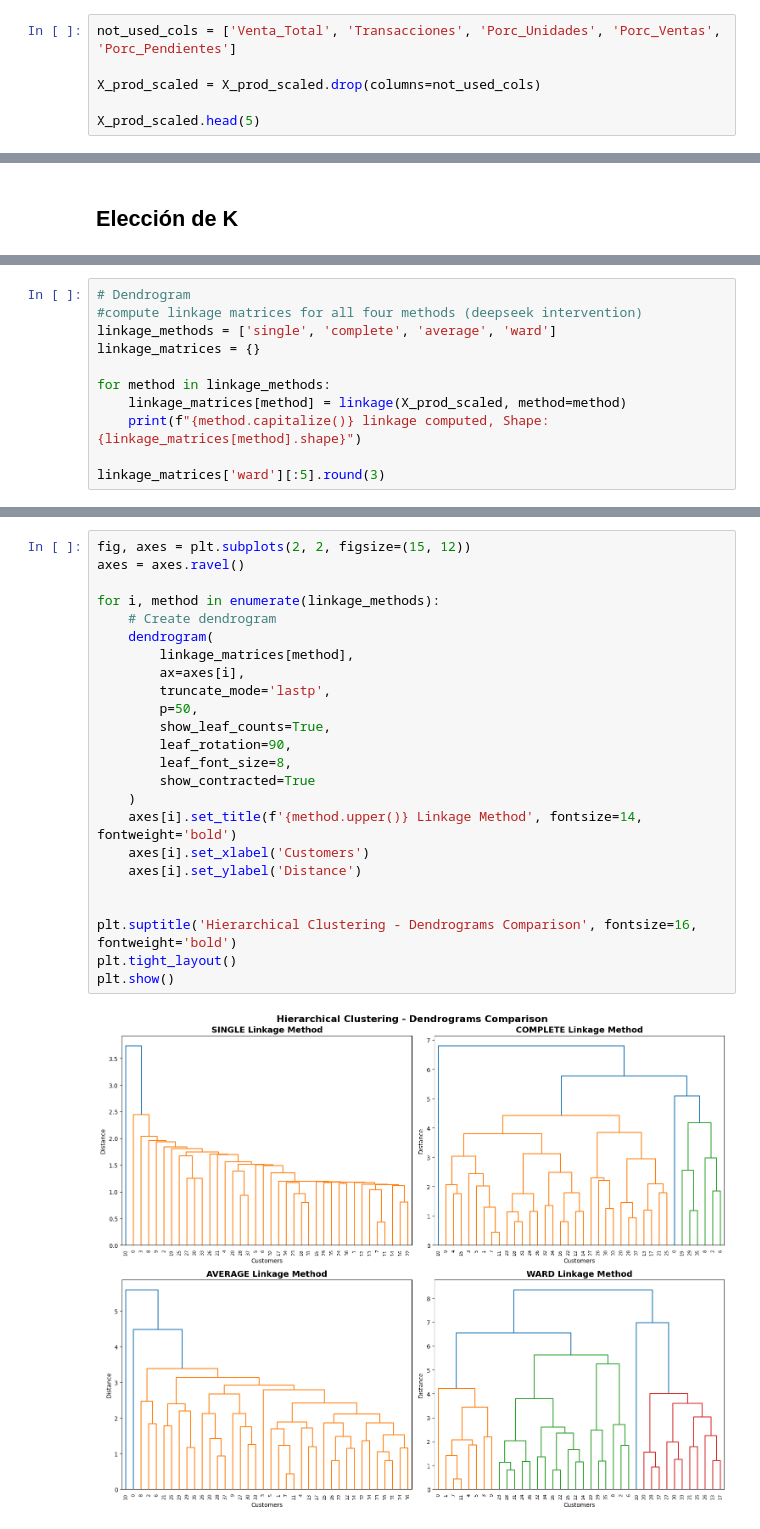
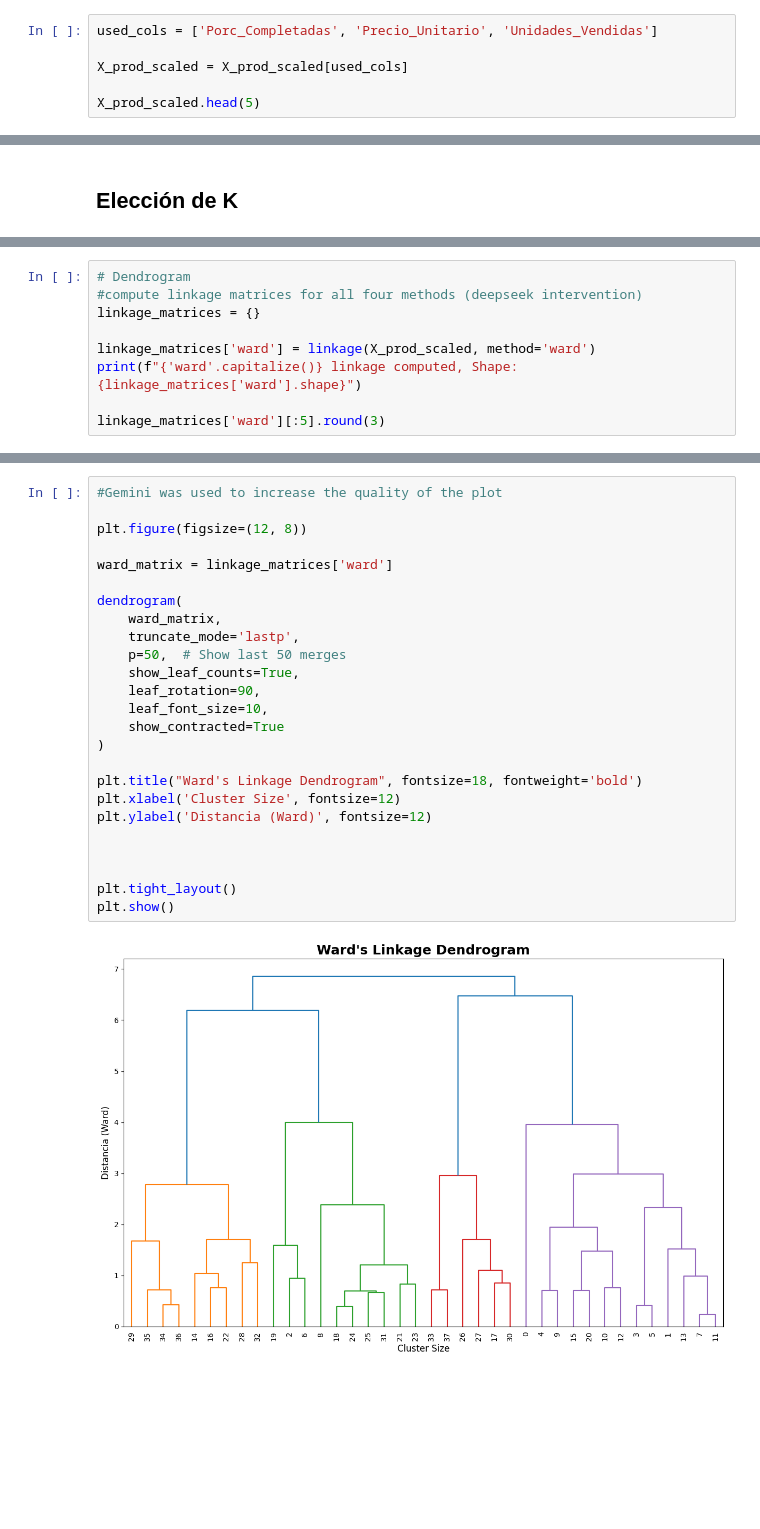
Before and after one commit to Polito9/Sales-Pattern-Analysis, a Jupyter notebook: notebooks/Clustering.ipynb, the cells around one changed output, grey strips where cells are left out. Drawn from its saved outputs; the diff is of its cells as text; blank space fills up the shorter version.

Commit message:
Product clusters

```diff
--- a/notebooks/Clustering.ipynb
+++ b/notebooks/Clustering.ipynb
@@ -83,8 +81,8 @@ Como se puede observar hay diversas variables que tienen una alta correlación e
 - Unidades_Vendidas
 # %%
-not_used_cols = ['Venta_Total', 'Transacciones', 'Porc_Unidades', 'Porc_Ventas', 'Porc_Pendientes']
+used_cols = ['Porc_Completadas', 'Precio_Unitario', 'Unidades_Vendidas']
 
-X_prod_scaled = X_prod_scaled.drop(columns=not_used_cols)
+X_prod_scaled = X_prod_scaled[used_cols]
 
 X_prod_scaled.head(5)
 # %% [output]
@@ -209,12 +268,10 @@ fig.show()
 # %%
 # Dendrogram
 #compute linkage matrices for all four methods (deepseek intervention)
-linkage_methods = ['single', 'complete', 'average', 'ward']
 linkage_matrices = {}
 
-for method in linkage_methods:
-    linkage_matrices[method] = linkage(X_prod_scaled, method=method)
-    print(f"{method.capitalize()} linkage computed, Shape: {linkage_matrices[method].shape}")
+linkage_matrices['ward'] = linkage(X_prod_scaled, method='ward')
+print(f"{'ward'.capitalize()} linkage computed, Shape: {linkage_matrices['ward'].shape}")
 
 linkage_matrices['ward'][:5].round(3)
 # %% [output]
@@ -230,26 +284,27 @@ array([[ 7.   , 11.   ,  0.437,  2.   ],
 # %%
-fig, axes = plt.subplots(2, 2, figsize=(15, 12))
-axes = axes.ravel()
+#Gemini was used to increase the quality of the plot
 
-for i, method in enumerate(linkage_methods):
-    # Create dendrogram
-    dendrogram(
-        linkage_matrices[method],
-        ax=axes[i],
-        truncate_mode='lastp',
-        p=50,
-        show_leaf_counts=True,
-        leaf_rotation=90,
-        leaf_font_size=8,
-        show_contracted=True
-    )
-    axes[i].set_title(f'{method.upper()} Linkage Method', fontsize=14, fontweight='bold')
-    axes[i].set_xlabel('Customers')
-    axes[i].set_ylabel('Distance')
+plt.figure(figsize=(12, 8))
+
+ward_matrix = linkage_matrices['ward']
+
+dendrogram(
+    ward_matrix,
+    truncate_mode='lastp',
+    p=50,  # Show last 50 merges
+    show_leaf_counts=True,
+    leaf_rotation=90,
+    leaf_font_size=10,
+    show_contracted=True
+)
+
+plt.title("Ward's Linkage Dendrogram", fontsize=18, fontweight='bold')
+plt.xlabel('Cluster Size', fontsize=12)
+plt.ylabel('Distancia (Ward)', fontsize=12)
 
 
-plt.suptitle('Hierarchical Clustering - Dendrograms Comparison', fontsize=16, fontweight='bold')
+
 plt.tight_layout()
 plt.show()
 # %% [output]
-[figure, old version]
+[figure, new version]
```
Also changed, not shown: parts of 10 cells of this notebook.
